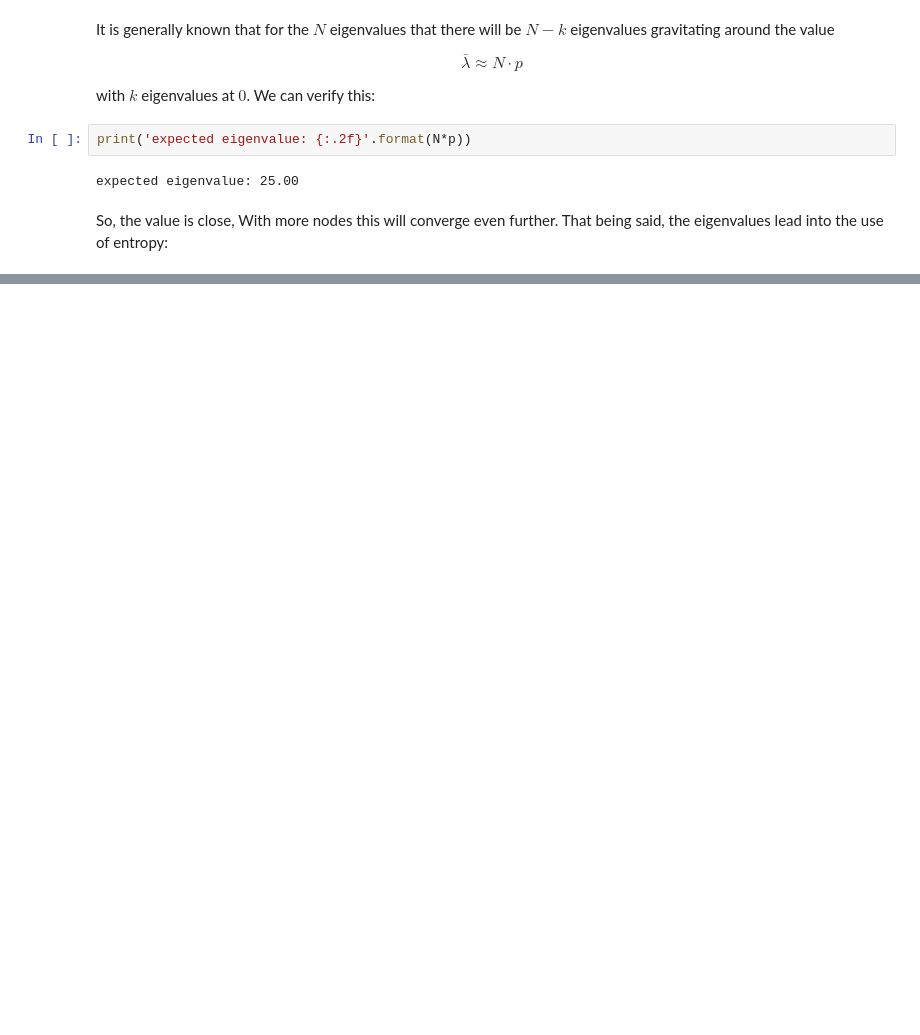
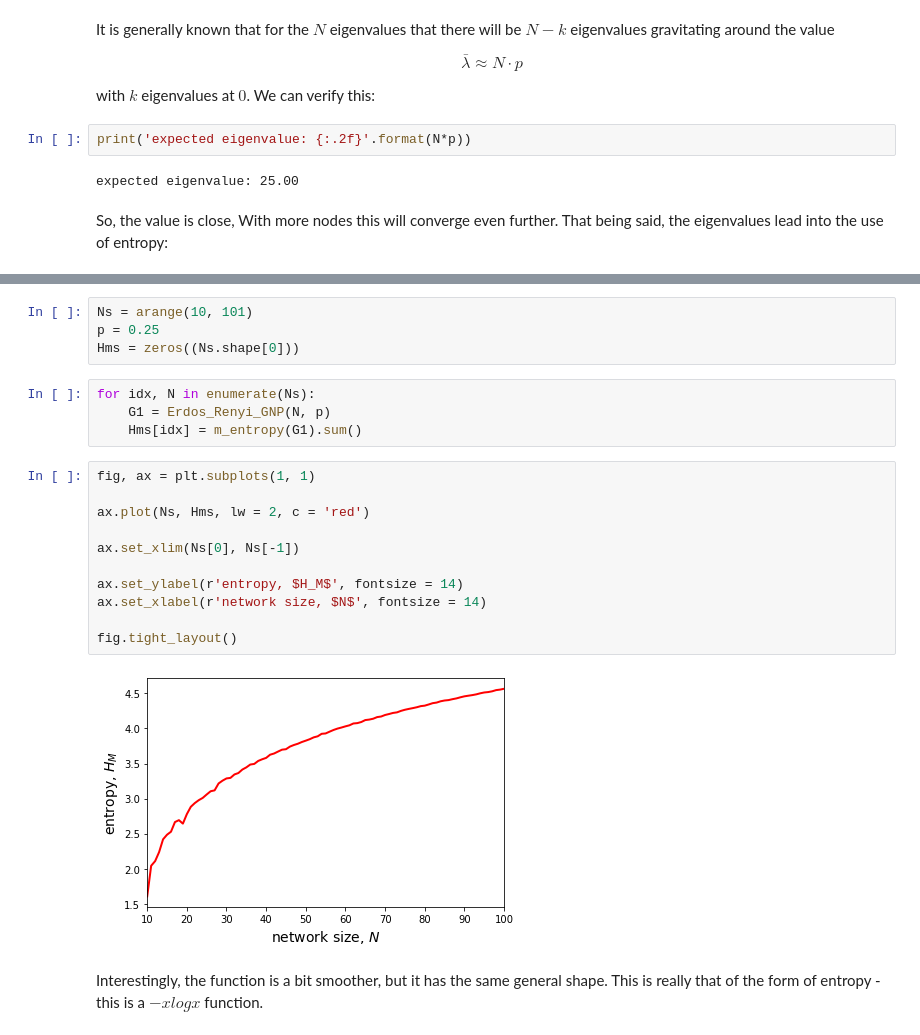
Before and after one commit to ubsuny/MC_RandomNetworks-RaspiZero, a Jupyter notebook: spectral_analysis.ipynb, the cells around one changed output, grey strips where cells are left out. Saved outputs shown, nothing was run; the diff lists cells and outputs as text; blank space fills up the shorter version.

```diff
--- a/spectral_analysis.ipynb
+++ b/spectral_analysis.ipynb
@@ -107,0 +160,23 @@ So, the value is close,  With more nodes this will converge even further.  That
+# %%
+Ns = arange(10, 101)
+p = 0.25
+Hms = zeros((Ns.shape[0]))
+# %%
+for idx, N in enumerate(Ns):
+    G1 = Erdos_Renyi_GNP(N, p)
+    Hms[idx] = m_entropy(G1).sum()
+# %%
+fig, ax = plt.subplots(1, 1)
+
+ax.plot(Ns, Hms, lw = 2, c = 'red')
+
+ax.set_xlim(Ns[0], Ns[-1])
+
+ax.set_ylabel(r'entropy, $H_M$', fontsize = 14)
+ax.set_xlabel(r'network size, $N$', fontsize = 14)
+
+fig.tight_layout()
+# %% [output]
+[figure, added]
+# %% [markdown]
+Interestingly, the function is a bit smoother, but it has the same general shape.  This is really that of the form of entropy - this is a $-xlogx$ function.
```
Also changed, not shown: parts of 14 cells of this notebook.
